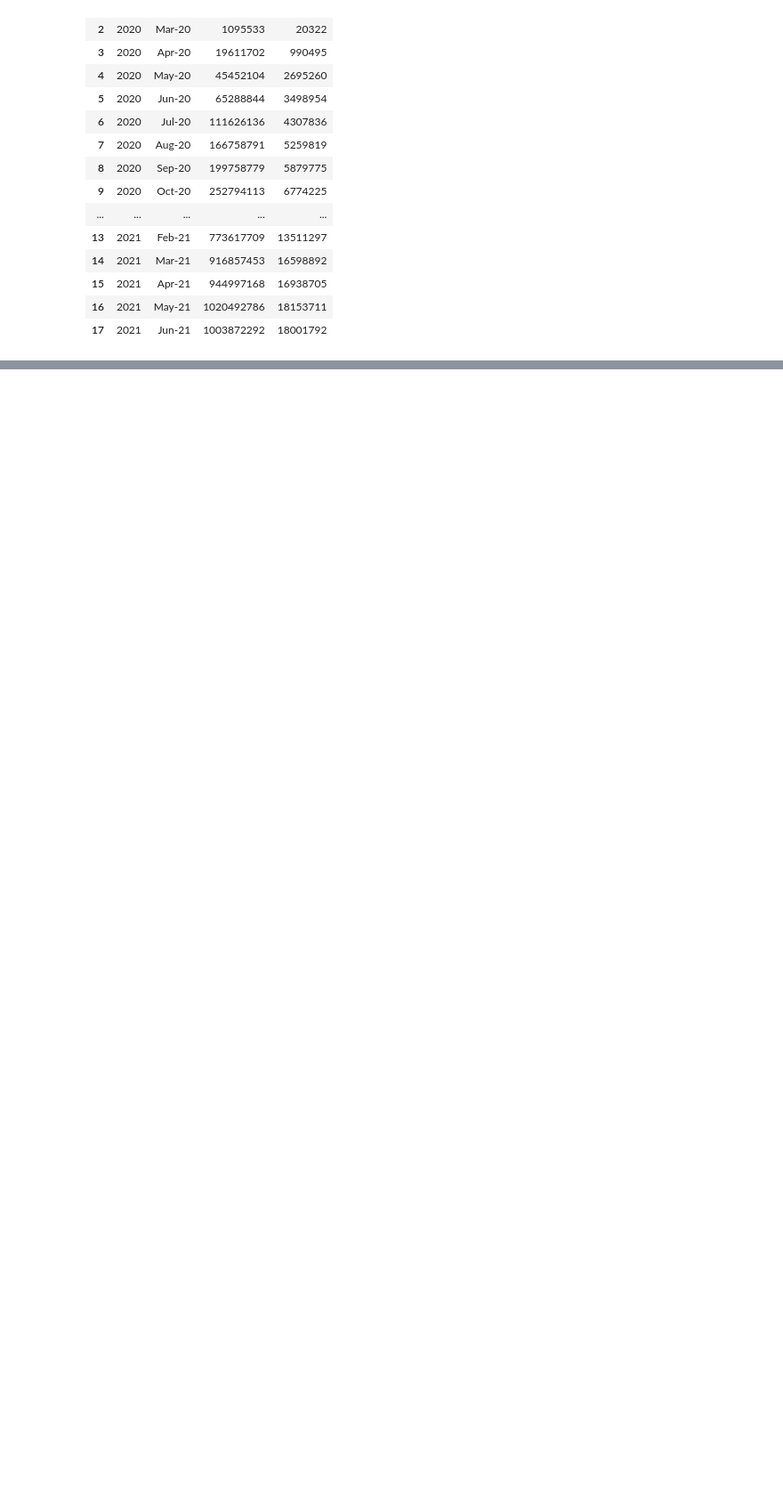
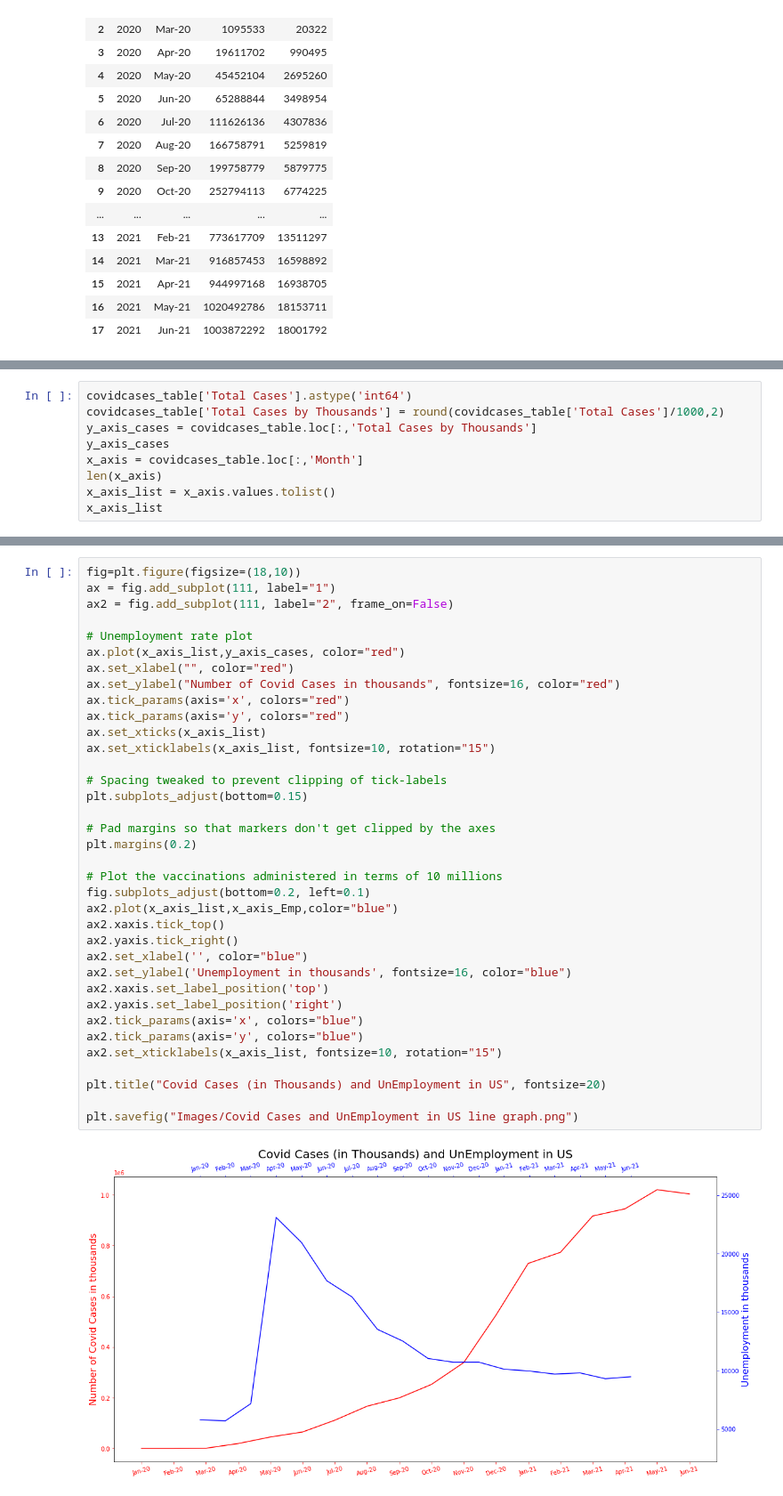
Before and after one commit to meetk5/Team-Project1, a Jupyter notebook: EmploymentAnalysis.ipynb, the cells around one changed output, grey strips where cells are left out. Shown: that part at 89% size. Saved outputs shown, nothing was run; the diff lists cells and outputs as text; blank space fills up the shorter version.

Commit message:
Added comparsion line grapth for Covid vs. Unemployment

```diff
--- a/EmploymentAnalysis.ipynb
+++ b/EmploymentAnalysis.ipynb
@@ -403,0 +247,9 @@ Ttest_1sampResult(statistic=0      10.470078
+# %%
+covidcases_table['Total Cases'].astype('int64')
+covidcases_table['Total Cases by Thousands'] = round(covidcases_table['Total Cases']/1000,2)
+y_axis_cases = covidcases_table.loc[:,'Total Cases by Thousands']
+y_axis_cases
+x_axis = covidcases_table.loc[:,'Month']
+len(x_axis)
+x_axis_list = x_axis.values.tolist()
+x_axis_list
@@ -403,0 +353,38 @@ Ttest_1sampResult(statistic=0      10.470078
+# %%
+fig=plt.figure(figsize=(18,10))
+ax = fig.add_subplot(111, label="1")
+ax2 = fig.add_subplot(111, label="2", frame_on=False)
+
+# Unemployment rate plot
+ax.plot(x_axis_list,y_axis_cases, color="red")
+ax.set_xlabel("", color="red")
+ax.set_ylabel("Number of Covid Cases in thousands", fontsize=16, color="red")
+ax.tick_params(axis='x', colors="red")
+ax.tick_params(axis='y', colors="red")
+ax.set_xticks(x_axis_list)
+ax.set_xticklabels(x_axis_list, fontsize=10, rotation="15")
+
+# Spacing tweaked to prevent clipping of tick-labels
+plt.subplots_adjust(bottom=0.15)
+
+# Pad margins so that markers don't get clipped by the axes
+plt.margins(0.2)
+
+# Plot the vaccinations administered in terms of 10 millions
+fig.subplots_adjust(bottom=0.2, left=0.1)
+ax2.plot(x_axis_list,x_axis_Emp,color="blue")
+ax2.xaxis.tick_top()
+ax2.yaxis.tick_right()
+ax2.set_xlabel('', color="blue")
+ax2.set_ylabel('Unemployment in thousands', fontsize=16, color="blue")
+ax2.xaxis.set_label_position('top')
+ax2.yaxis.set_label_position('right')
+ax2.tick_params(axis='x', colors="blue")
+ax2.tick_params(axis='y', colors="blue")
+ax2.set_xticklabels(x_axis_list, fontsize=10, rotation="15")
+
+plt.title("Covid Cases (in Thousands) and UnEmployment in US", fontsize=20)
+
+plt.savefig("Images/Covid Cases and UnEmployment in US line graph.png")
+# %% [output]
+[figure, added]
```
Also changed, not shown: parts of 30 cells of this notebook, 4 other files.
